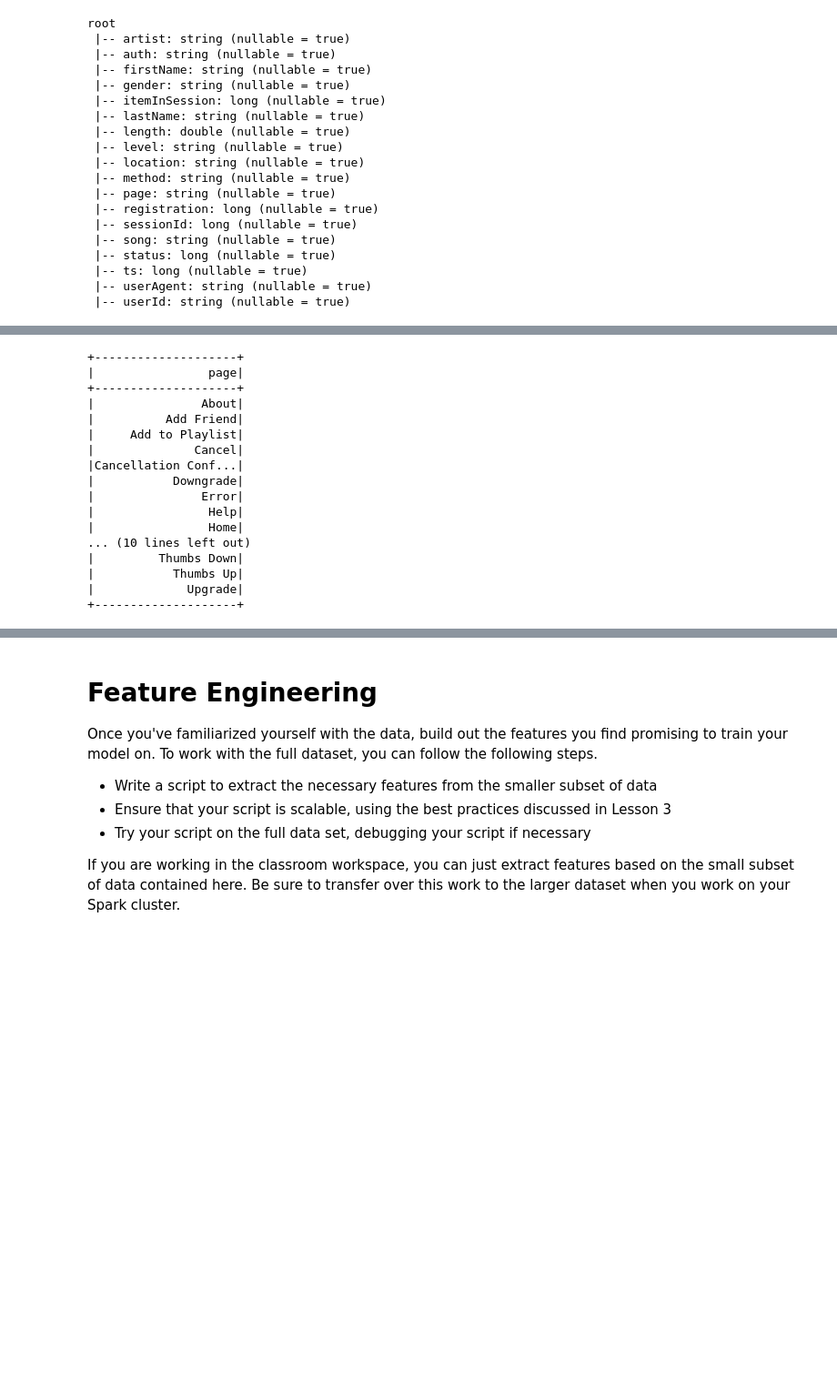
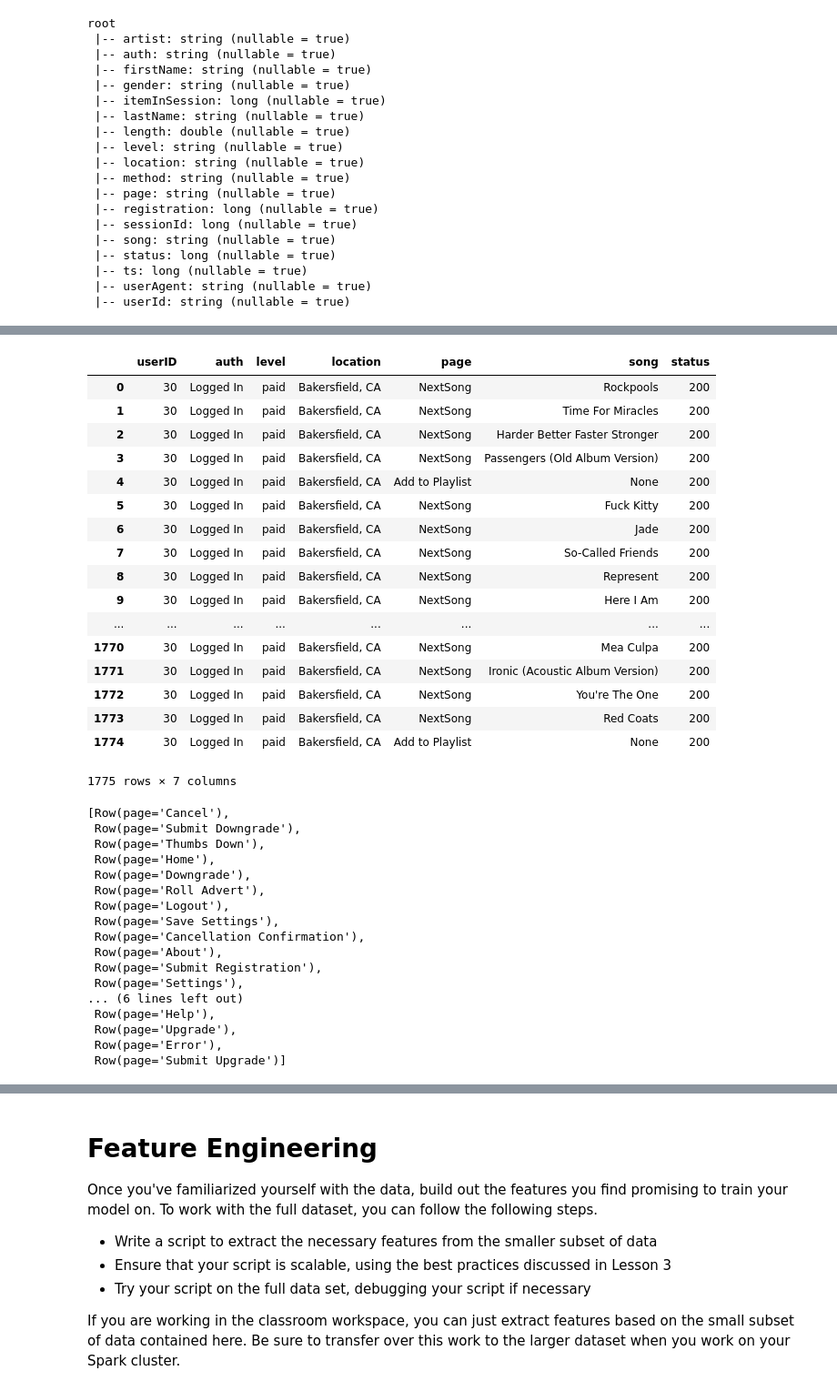
Before and after one commit to thiagolimaop/sparkify_churn, a Jupyter notebook: Sparkify.ipynb, the cells around one changed output, grey strips where cells are left out. Shown: that part at 91% size. Cells and saved outputs as stored; diff of their text form; code cells hidden in the pictures; blank space fills up the shorter version.

```diff
--- a/Sparkify.ipynb
+++ b/Sparkify.ipynb
@@ -129,21 +86,51 @@ user_log.select(['userId', 'firstname', 'page', 'song', 'status']).where(user_lo
+# %%
+spark.sql('''
+            SELECT userID, auth, level, location, page, song, status
+            FROM user_log_table
+            WHERE userID = 30
+            '''
+         ).toPandas()
+# %% [output]
+|  | userID | auth | level | location | page | song | status |
+| 0 | 30 | Logged In | paid | Bakersfield, CA | NextSong | Rockpools | 200 |
+| 1 | 30 | Logged In | paid | Bakersfield, CA | NextSong | Time For Miracles | 200 |
+| 2 | 30 | Logged In | paid | Bakersfield, CA | NextSong | Harder Better Faster Stronger | 200 |
+| 3 | 30 | Logged In | paid | Bakersfield, CA | NextSong | Passengers (Old Album Version) | 200 |
+| 4 | 30 | Logged In | paid | Bakersfield, CA | Add to Playlist | None | 200 |
+| 5 | 30 | Logged In | paid | Bakersfield, CA | NextSong | Fuck Kitty | 200 |
+| 6 | 30 | Logged In | paid | Bakersfield, CA | NextSong | Jade | 200 |
+| 7 | 30 | Logged In | paid | Bakersfield, CA | NextSong | So-Called Friends | 200 |
+| 8 | 30 | Logged In | paid | Bakersfield, CA | NextSong | Represent | 200 |
+| 9 | 30 | Logged In | paid | Bakersfield, CA | NextSong | Here I Am | 200 |
+| ... | ... | ... | ... | ... | ... | ... | ... |
+| 1770 | 30 | Logged In | paid | Bakersfield, CA | NextSong | Mea Culpa | 200 |
+| 1771 | 30 | Logged In | paid | Bakersfield, CA | NextSong | Ironic (Acoustic Album Version) | 200 |
+| 1772 | 30 | Logged In | paid | Bakersfield, CA | NextSong | You're The One | 200 |
+| 1773 | 30 | Logged In | paid | Bakersfield, CA | NextSong | Red Coats | 200 |
+| 1774 | 30 | Logged In | paid | Bakersfield, CA | Add to Playlist | None | 200 |
+1775 rows × 7 columns
 # %%
-# Displaying all the possible pages/actions a user can see/do
-user_log.select('page').dropDuplicates().sort('page').show(22)
+# Displaying all the possible events a user could do
+spark.sql('''
+            SELECT DISTINCT(page)
+            FROM user_log_table
+            '''
+         ).collect()
 # %% [output]
-+--------------------+
-|                page|
-+--------------------+
-|               About|
-|          Add Friend|
-|     Add to Playlist|
-|              Cancel|
-|Cancellation Conf...|
-|           Downgrade|
-|               Error|
-|                Help|
-|                Home|
-... (10 lines left out)
-|         Thumbs Down|
-|           Thumbs Up|
-|             Upgrade|
-+--------------------+
+[Row(page='Cancel'),
+ Row(page='Submit Downgrade'),
+ Row(page='Thumbs Down'),
+ Row(page='Home'),
+ Row(page='Downgrade'),
+ Row(page='Roll Advert'),
+ Row(page='Logout'),
+ Row(page='Save Settings'),
+ Row(page='Cancellation Confirmation'),
+ Row(page='About'),
+ Row(page='Submit Registration'),
+ Row(page='Settings'),
+... (6 lines left out)
+ Row(page='Help'),
+ Row(page='Upgrade'),
+ Row(page='Error'),
+ Row(page='Submit Upgrade')]
```
Also changed, not shown: parts of 47 cells of this notebook.
